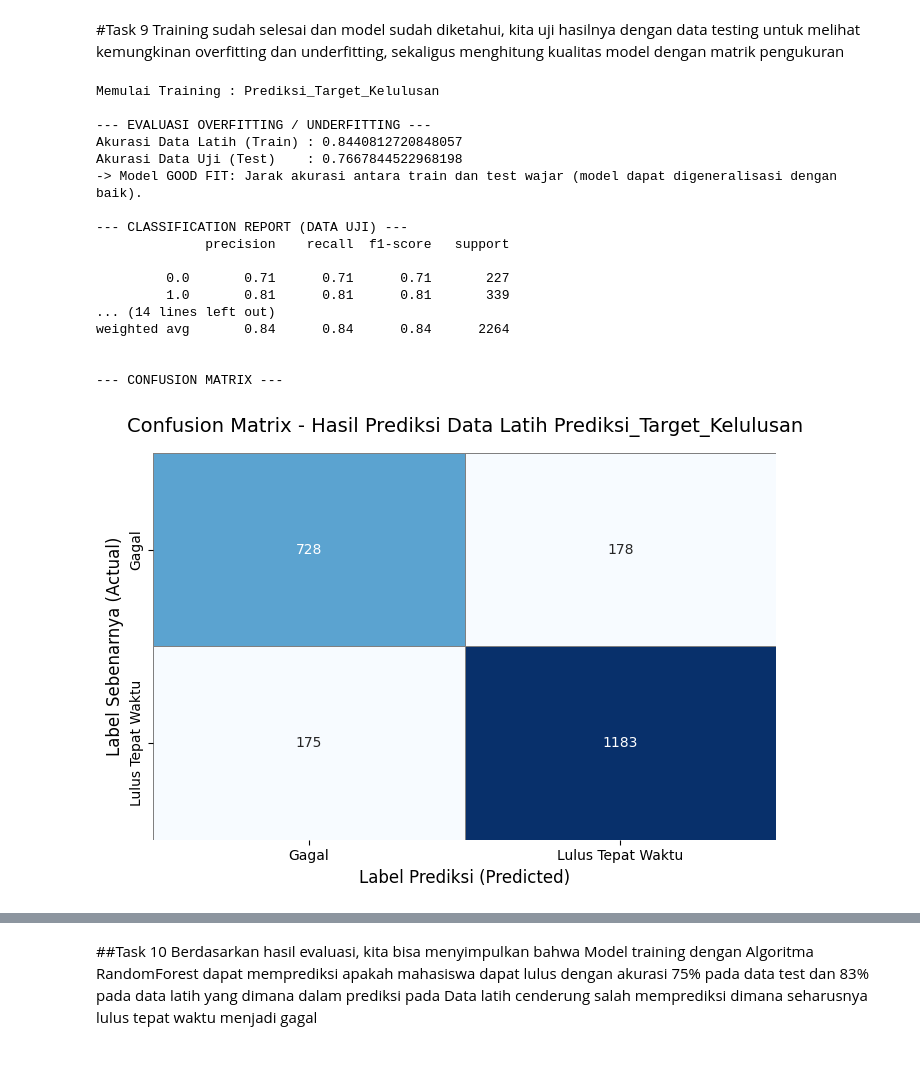
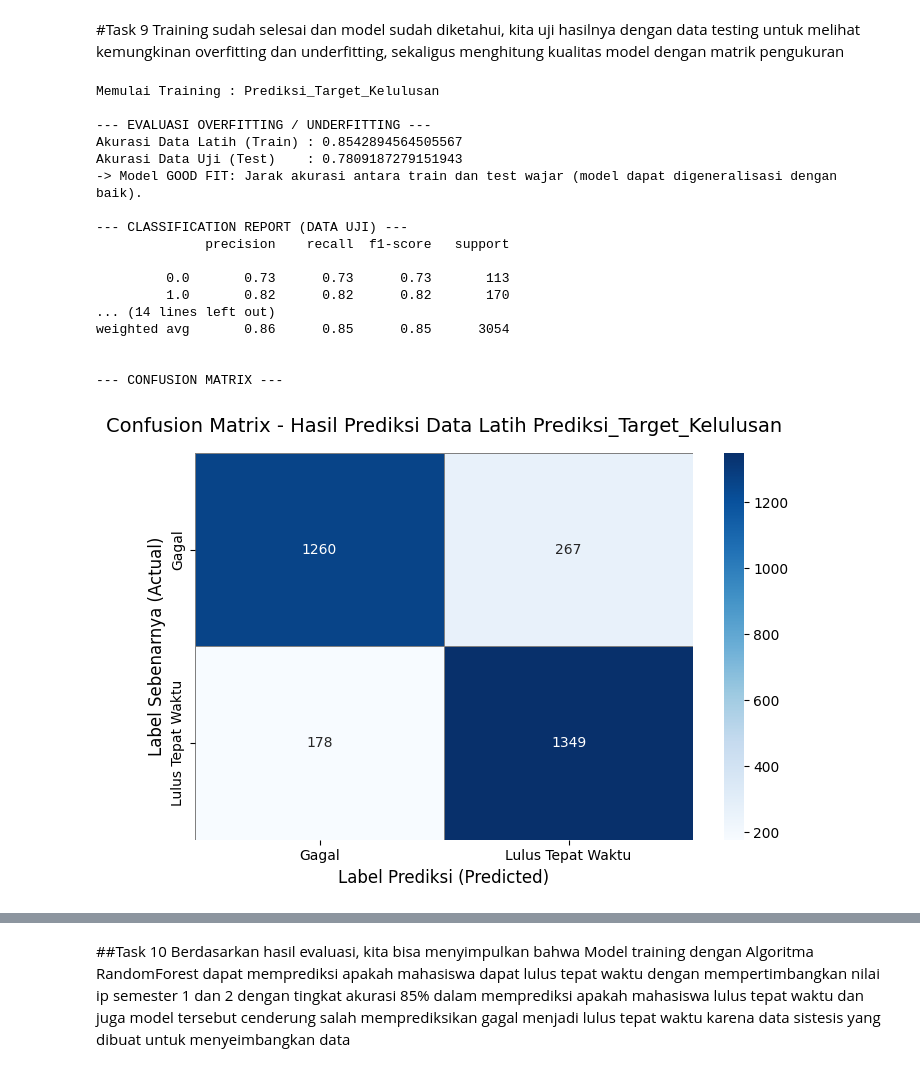
Before and after one commit to Yan-ac1/tugas, a Jupyter notebook: Tugas2_Marselinus_Yansen.ipynb, the cells around one changed output, grey strips where cells are left out. Saved outputs shown, nothing was run; the diff lists cells and outputs as text; code cells hidden in the pictures.

```diff
--- a/Tugas2_Marselinus_Yansen.ipynb
+++ b/Tugas2_Marselinus_Yansen.ipynb
@@ -470,7 +470,12 @@ Oke, sepertinya sudah siap, tapi kok jumlah data per-kelas nya tidak seimbang ya
 # %%
 # 1)	Augmentasi data untuk balancing kelas (Optional)
 # ...
-from sklearn.ensemble import RandomForestClassifier
+#from sklearn.ensemble import RandomForestClassifier
+
+from imblearn.ensemble import BalancedRandomForestClassifier
+from imblearn.over_sampling import SMOTE
+
+
 
 def augment(X_train_scaled,
             y_train,
@@ -481,16 +486,17 @@ def augment(X_train_scaled,
             class_weight:str):
 
 
-    model = RandomForestClassifier(
+    smote = SMOTE(sampling_strategy='minority',k_neighbors=10,random_state=42)
+    model = BalancedRandomForestClassifier(
         n_estimators=n_estimator,
         max_depth=max_depth,
         min_samples_split=min_samples_split,
         min_samples_leaf=min_samples_leaf,
         class_weight=class_weight,
         random_state=42)
+    X_resample,y_resample = smote.fit_resample(X_train_scaled,y_train)
 
-    return model.fit(X_train_scaled,
-            y_train)
+    return X_resample,y_resample,model.fit(X_train_scaled,y_train)
 # %% [markdown]
 Selanjutnya datanya perlu kita bagi dengan ratio **$\color{orange}{\text{(90)}}$** : **$\color{orange}{\text{(10)}}$**
 Dimana **$\color{orange}{\text{(90)}}$** adalah data training
@@ -498,18 +504,16 @@ Dan **$\color{orange}{\text{(10)}}$** adalah data testing
 # %%
 # 1)	Lakukan pembagian data training dan testing
 # ...
-#from imblearn.over_sampling import SMOTE
+
 def splitnScale (X,y):
     X_train, X_test, y_train, y_test = train_test_split(
-        X, y, test_size=0.2, random_state=42, stratify=y
+        X, y, test_size=0.1, random_state=42, stratify=y
     )
     scaler = StandardScaler()
     X_train_scaled = scaler.fit_transform(X_train)
     X_test_scaled = scaler.transform(X_test)
-    #smote = SMOTE(sampling_strategy='minority', random_state=42)
 
-    X_resampled,y_resampled = X_train_scaled,y_train#smote.fit_resample(X_train_scaled,y_train)#
-    return X_train, X_test, y_resampled, y_test,X_resampled,X_test_scaled
+    return X_train, X_test, y_train, y_test,X_train_scaled,X_test_scaled
 # %% [markdown]
 ##Task 8
 Sekarang kita mulai training nya
@@ -597,12 +601,12 @@ X_train, X_test, y_train, y_test,X_train_scaled,X_test_scaled = splitnScale(X,y)
 # ==========================================
 # (Asumsi kita menggunakan 'model_robust' dan data split dari langkah sebelumnya)
 
-model = augment(X_train_scaled,y_train,
+X_train_scaled,y_train,model = augment(X_train_scaled,y_train,
                     n_estimator=100,
                     max_depth=20,
-                    min_samples_leaf=8,
-                    min_samples_split=16,
-                    class_weight={0.0:1.35,1.0:1.0}
+                    min_samples_leaf=6,
+                    min_samples_split=17,
+                    class_weight={0.0:1.0,1.0:1.126}
                 )
 y_pred_train = model.predict(X_train_scaled)
 y_pred_test = model.predict(X_test_scaled)
@@ -648,41 +652,41 @@ class_labels = ['Gagal','Lulus Tepat Waktu']
 plt.figure(figsize=(7, 5))
 
 sns.heatmap(cmtr, annot=True, fmt='d', cmap='Blues',
-            cbar=False, linewidths=0.5, linecolor='gray',
+            cbar=True, linewidths=0.5, linecolor='gray',
             xticklabels=class_labels, yticklabels=class_labels)
 
 plt.title(f"Confusion Matrix - Hasil Prediksi Data Latih {model_names}", fontsize=14, pad=15)
 plt.xlabel("Label Prediksi (Predicted)", fontsize=12)
 plt.ylabel("Label Sebenarnya (Actual)", fontsize=12)
 plt.tight_layout()
 plt.show()
 plt.figure(figsize=(7, 5))
 
 sns.heatmap(cmte, annot=True, fmt='d', cmap='Blues',
-            cbar=False, linewidths=0.5, linecolor='gray',
+            cbar=True, linewidths=0.5, linecolor='gray',
             xticklabels=class_labels, yticklabels=class_labels)
 
 plt.title(f"Confusion Matrix - Hasil Prediksi Data Uji {model_names}", fontsize=14, pad=15)
 plt.xlabel("Label Prediksi (Predicted)", fontsize=12)
 plt.ylabel("Label Sebenarnya (Actual)", fontsize=12)
 plt.tight_layout()
 plt.show()
 # %% [output]
 Memulai Training : Prediksi_Target_Kelulusan
 
 --- EVALUASI OVERFITTING / UNDERFITTING ---
-Akurasi Data Latih (Train) : 0.8440812720848057
-Akurasi Data Uji (Test)    : 0.7667844522968198
+Akurasi Data Latih (Train) : 0.8542894564505567
+Akurasi Data Uji (Test)    : 0.7809187279151943
 -> Model GOOD FIT: Jarak akurasi antara train dan test wajar (model dapat digeneralisasi dengan baik).
 
 --- CLASSIFICATION REPORT (DATA UJI) ---
               precision    recall  f1-score   support
 
-         0.0       0.71      0.71      0.71       227
-         1.0       0.81      0.81      0.81       339
+         0.0       0.73      0.73      0.73       113
+         1.0       0.82      0.82      0.82       170
 ... (14 lines left out)
-weighted avg       0.84      0.84      0.84      2264
+weighted avg       0.86      0.85      0.85      3054
 
 
 --- CONFUSION MATRIX ---
-[figure, old version]
+[figure, new version]
@@ -690,4 +694,4 @@ weighted avg       0.84      0.84      0.84      2264
 # %% [markdown]
 ##Task 10
 Berdasarkan hasil evaluasi, kita bisa menyimpulkan bahwa
-Model training dengan Algoritma RandomForest dapat memprediksi apakah mahasiswa dapat lulus dengan akurasi 75% pada data test dan 83% pada data latih yang dimana dalam prediksi pada Data latih cenderung salah memprediksi dimana seharusnya lulus tepat waktu menjadi gagal
+Model training dengan Algoritma RandomForest dapat memprediksi apakah mahasiswa dapat lulus tepat waktu dengan mempertimbangkan nilai ip semester 1 dan 2 dengan tingkat akurasi 85% dalam memprediksi apakah mahasiswa lulus tepat waktu dan juga model tersebut cenderung salah memprediksikan gagal menjadi lulus tepat waktu karena data sistesis yang dibuat untuk menyeimbangkan data
```
Also changed, not shown: parts of 4 cells of this notebook.
